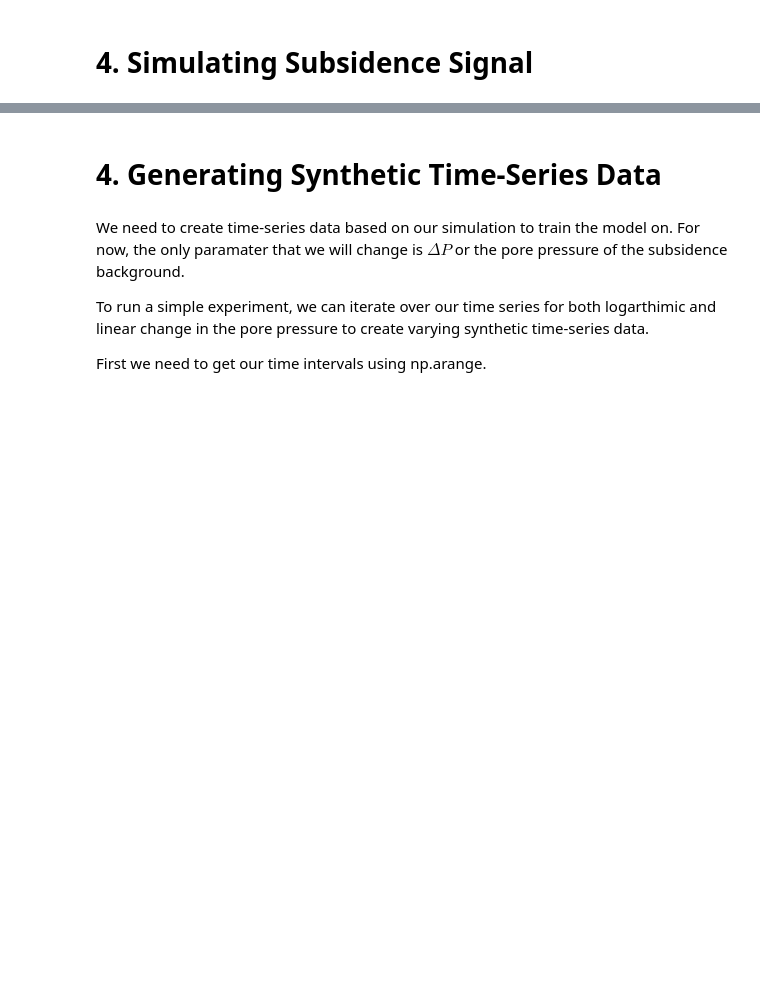
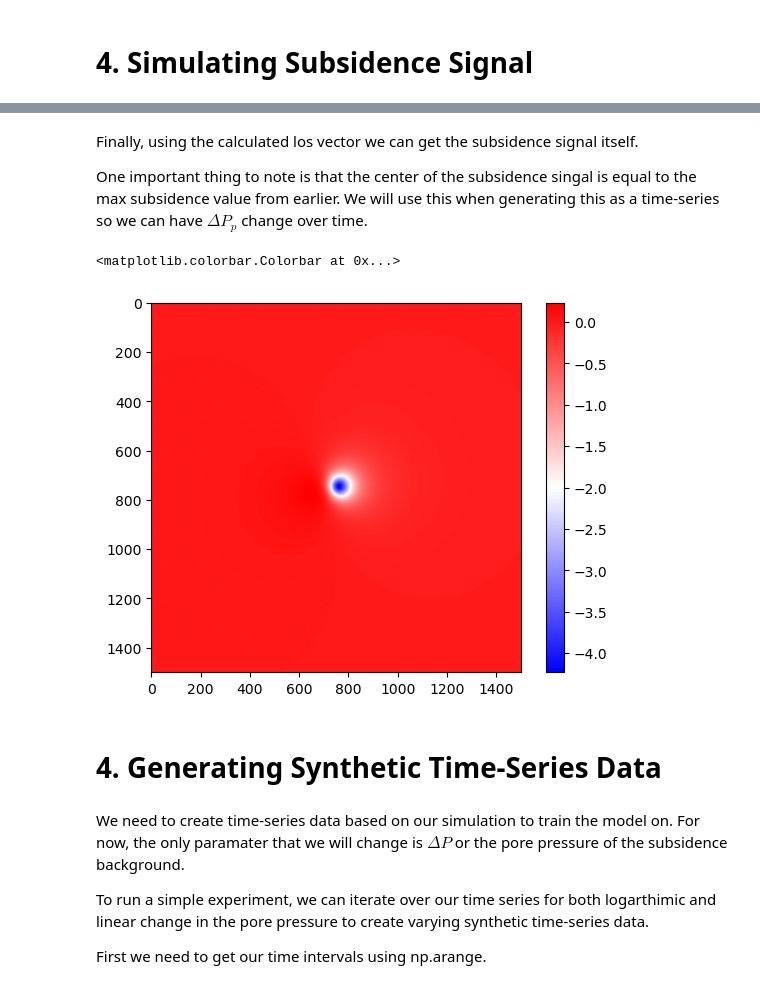
Before and after one commit to Mannvika/KyodaiNaturalResourceLab, a Jupyter notebook: InSAR_SyntheticData_Documentation.ipynb, the cells around one changed output, grey strips where cells are left out. Saved outputs shown, nothing was run; the diff lists cells and outputs as text; code cells hidden in the pictures; blank space fills up the shorter version.

```diff
--- a/InSAR_SyntheticData_Documentation.ipynb
+++ b/InSAR_SyntheticData_Documentation.ipynb
@@ -165,23 +173,15 @@ azimuth = np.arctan2(y - cy, x - cx)
 # %%
-self.r, self.subsidence_denominator, self.azimuth = Noise2NoiseDataset._generate_subsidence_constants(size, D)
-
-@staticmethod
-def _generate_subsidence_constants(size, D):
-    y, x = np.indices(size)
-    cx, cy = size[1] // 2, size[0] // 2
-    r_sq = (x - cx)**2 + (y - cy)**2
-    r = np.sqrt(r_sq)
-    denominator_base = r**2 + D**2
-    denominator_base[denominator_base < 1e-9] = 1e-9
-    azimuth = np.arctan2(y - cy, x - cx)
-    return r, denominator_base, azimuth
-
-@staticmethod
 def _calculate_los_vector(incidence_angle_deg, satellite_azimuth_deg):
+    # Convert angles from degrees to radians and calculate the look vector components
     incidence_angle_rad = np.deg2rad(incidence_angle_deg)
     satellite_azimuth_rad = np.deg2rad(satellite_azimuth_deg)
     look_azimuth_rad = satellite_azimuth_rad + np.pi/2
+
+    # Calculate the components of the line-of-sight (LOS) vector
     l_east = np.sin(incidence_angle_rad) * np.sin(look_azimuth_rad)
     l_north = np.sin(incidence_angle_rad) * np.cos(look_azimuth_rad)
     l_up = np.cos(incidence_angle_rad)
     return np.array([l_east, l_north, l_up])
+
+los_vector = _calculate_los_vector(incidence_angle_deg, satellite_azimuth_deg)
+los_vector
@@ -255,3 +225,15 @@ plt.colorbar()
+# %% [markdown]
+Finally, using the calculated los vector we can get the subsidence signal itself.
+
+One important thing to note is that the center of the subsidence singal is equal to the max subsidence value from earlier. We will use this when generating this as a time-series so we can have $\Delta P_p$ change over time.
+# %%
+simulated_interferogram = (ux * los_vector[0]) + (uy * los_vector[1]) + (uz * los_vector[2])
+
+plt.imshow(simulated_interferogram, cmap='bwr')
+plt.colorbar()
+# %% [output]
+<matplotlib.colorbar.Colorbar at 0x...>
+[figure, added]
 # %% [markdown]
 # 4. Generating Synthetic Time-Series Data
 # %% [markdown]
```
Also changed, not shown: parts of 15 cells of this notebook, 3 other files.
